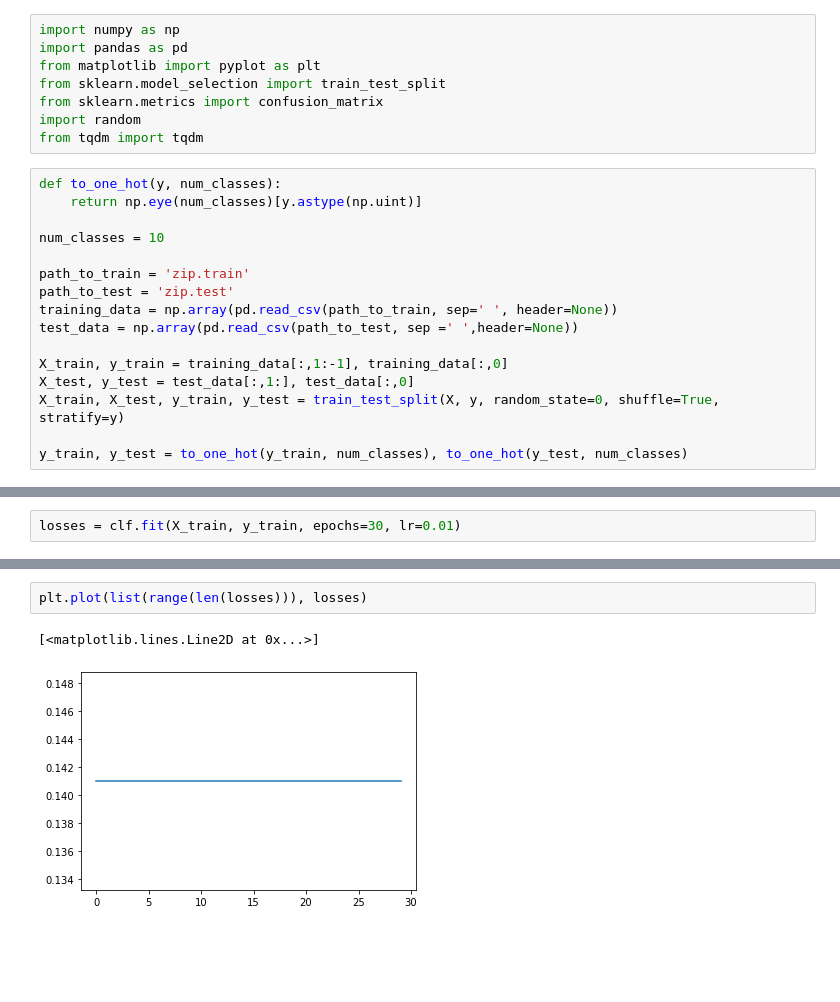
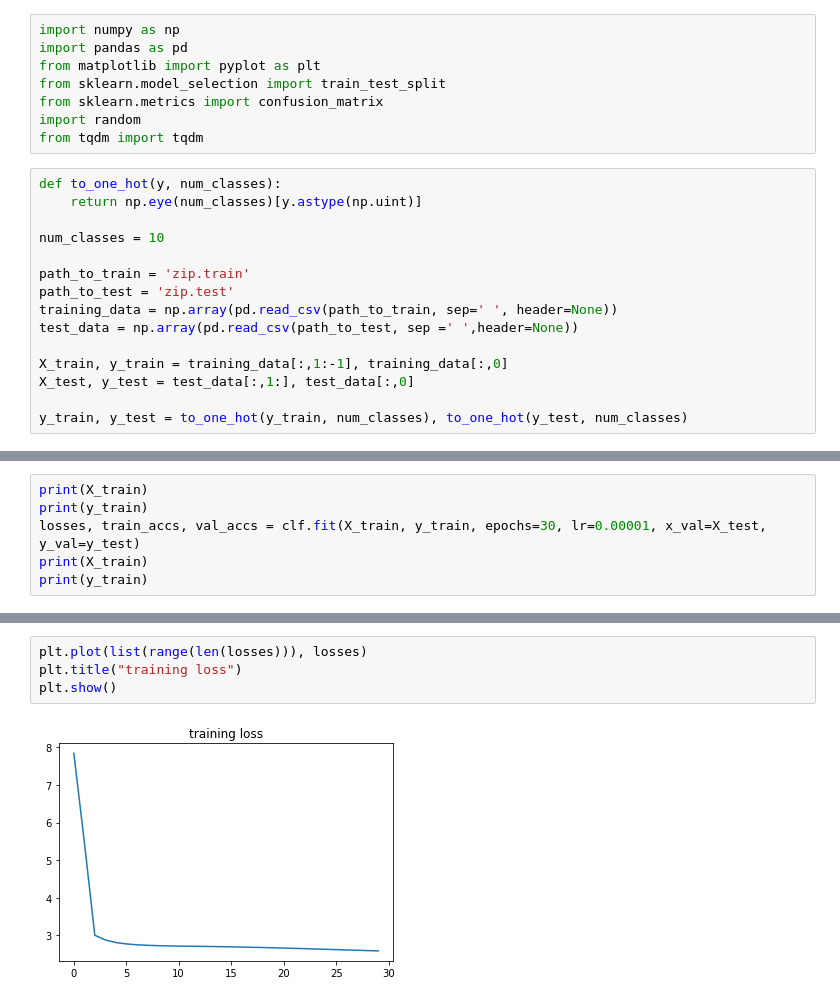
Before and after one commit to dunky11/mustererkennung, a Jupyter notebook: A9/Assignment9.ipynb, the cells around one changed output, grey strips where cells are left out. Drawn from its saved outputs; the diff is of its cells as text; blank space fills up the shorter version.

```diff
--- a/A9/Assignment9.ipynb
+++ b/A9/Assignment9.ipynb
@@ -23,7 +23,6 @@ test_data = np.array(pd.read_csv(path_to_test, sep =' ',header=None))
 
 X_train, y_train = training_data[:,1:-1], training_data[:,0]
 X_test, y_test = test_data[:,1:], test_data[:,0]
-X_train, X_test, y_train, y_test = train_test_split(X, y, random_state=0, shuffle=True, stratify=y)
 
 y_train, y_test = to_one_hot(y_train, num_classes), to_one_hot(y_test, num_classes)
 # %%
@@ -118,2 +168,6 @@ print(y_pred.shape)
 # %%
-losses = clf.fit(X_train, y_train, epochs=30, lr=0.01)
+print(X_train)
+print(y_train)
+losses, train_accs, val_accs = clf.fit(X_train, y_train, epochs=30, lr=0.00001, x_val=X_test, y_val=y_test)
+print(X_train)
+print(y_train)
@@ -120,5 +380,6 @@ losses = clf.fit(X_train, y_train, epochs=30, lr=0.01)
 # %%
 plt.plot(list(range(len(losses))), losses)
+plt.title("training loss")
+plt.show()
 # %% [output]
-[<matplotlib.lines.Line2D at 0x...>]
-[figure, old version]
+[figure, new version]
```
Also changed, not shown: parts of 3 cells of this notebook, 1 other file.
